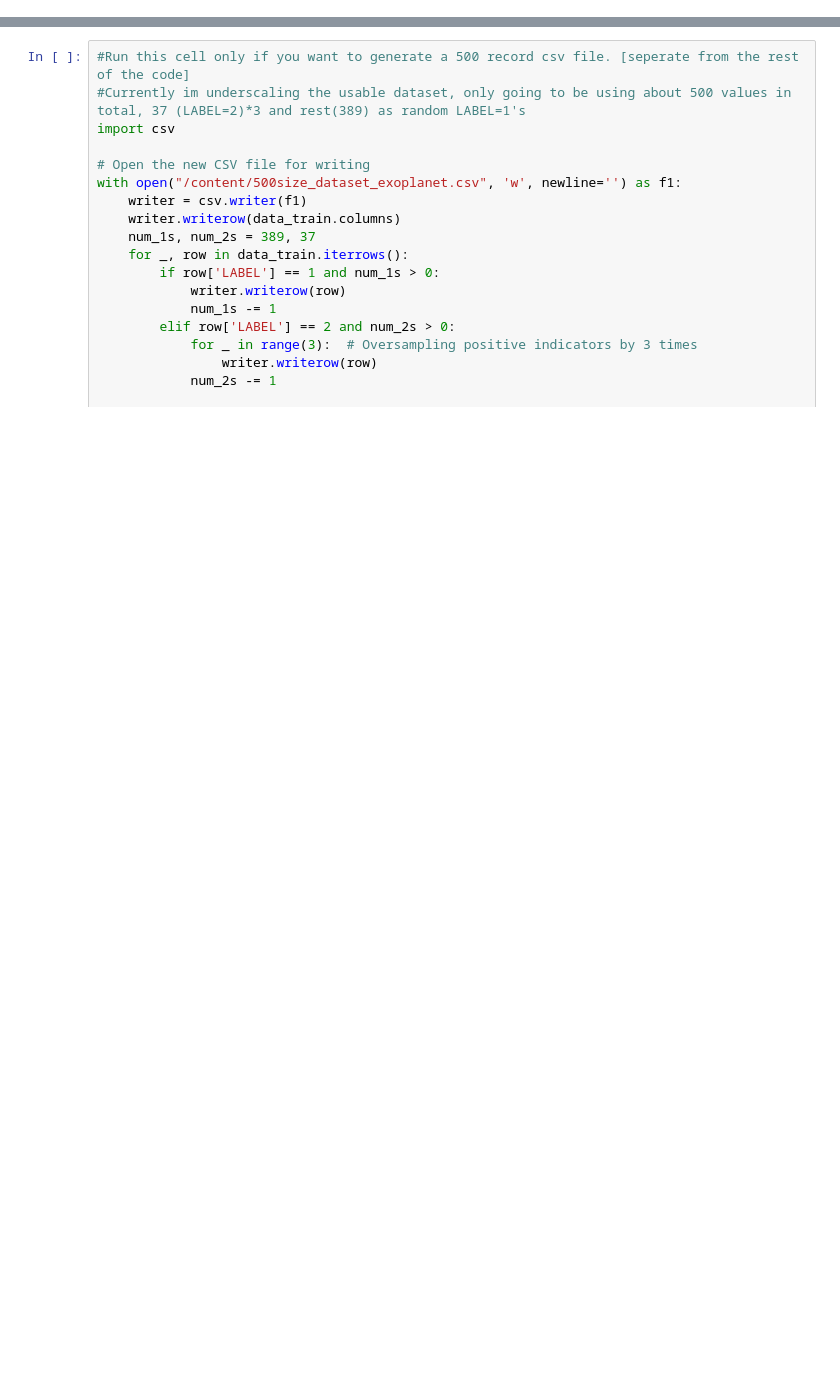
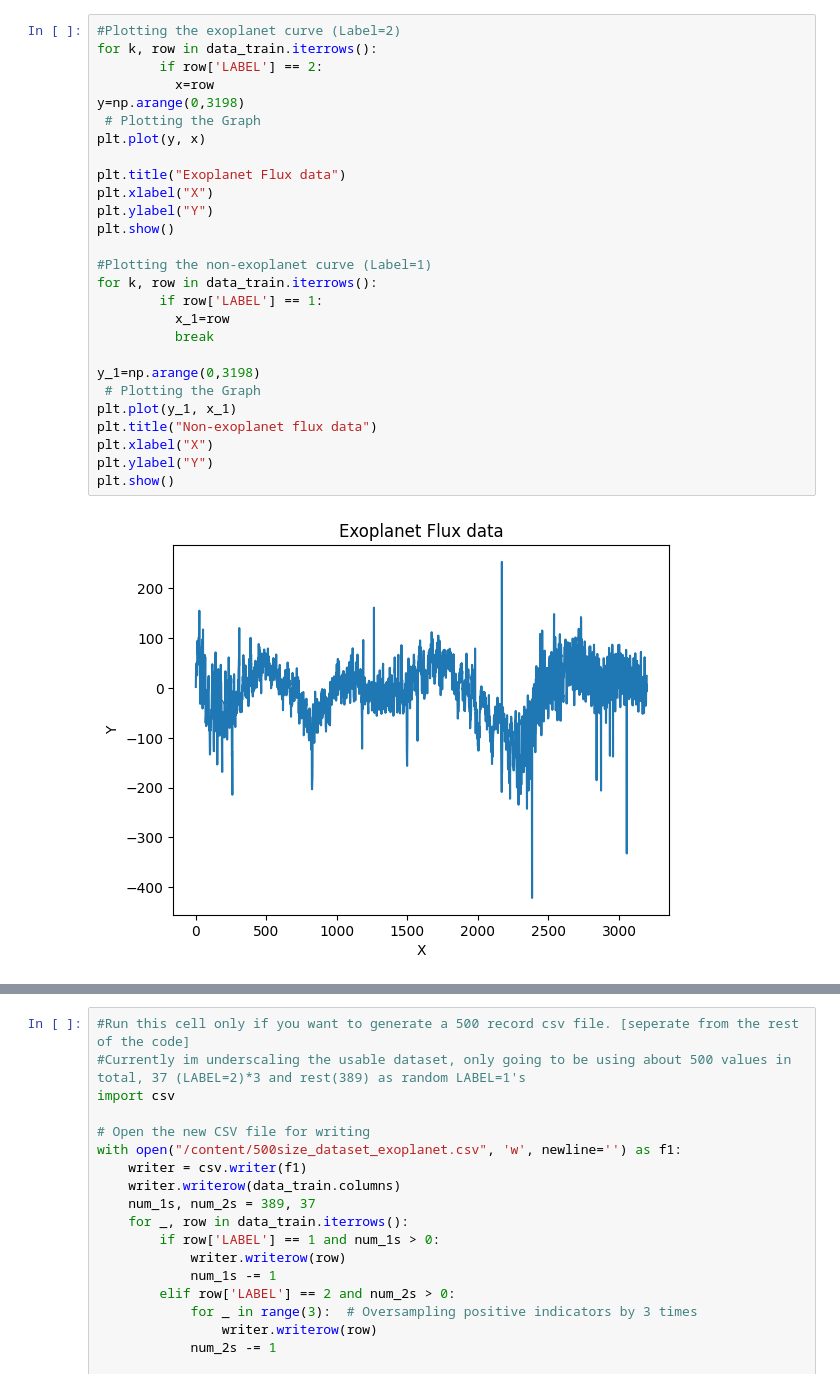
Before and after one commit to AVICII-24/Exo-planet_Detect_SEDSCelestia, a Jupyter notebook: Exoplanet_code.ipynb, the cells around one changed output, grey strips where cells are left out. Drawn from its saved outputs; the diff is of its cells as text; blank space fills up the shorter version.

Commit message:
Corrected code with matplotlib graphs

```diff
--- a/Exoplanet_code.ipynb
+++ b/Exoplanet_code.ipynb
@@ -36,2 +38,31 @@ Number of times 1 appears in the 'label' column: 5050
 Number of times 2 appears in the 'label' column: 37
 '\nalso remember:\n1: not an exoplanet\n2: is an exoplanet\n'
+# %%
+#Plotting the exoplanet curve (Label=2)
+for k, row in data_train.iterrows():
+        if row['LABEL'] == 2:
+          x=row
+y=np.arange(0,3198)
+ # Plotting the Graph
+plt.plot(y, x)
+
+plt.title("Exoplanet Flux data")
+plt.xlabel("X")
+plt.ylabel("Y")
+plt.show()
+
+#Plotting the non-exoplanet curve (Label=1)
+for k, row in data_train.iterrows():
+        if row['LABEL'] == 1:
+          x_1=row
+          break
+
+y_1=np.arange(0,3198)
+ # Plotting the Graph
+plt.plot(y_1, x_1)
+plt.title("Non-exoplanet flux data")
+plt.xlabel("X")
+plt.ylabel("Y")
+plt.show()
+# %% [output]
+[figure, added]
```
Also changed, not shown: parts of 2 cells of this notebook.
